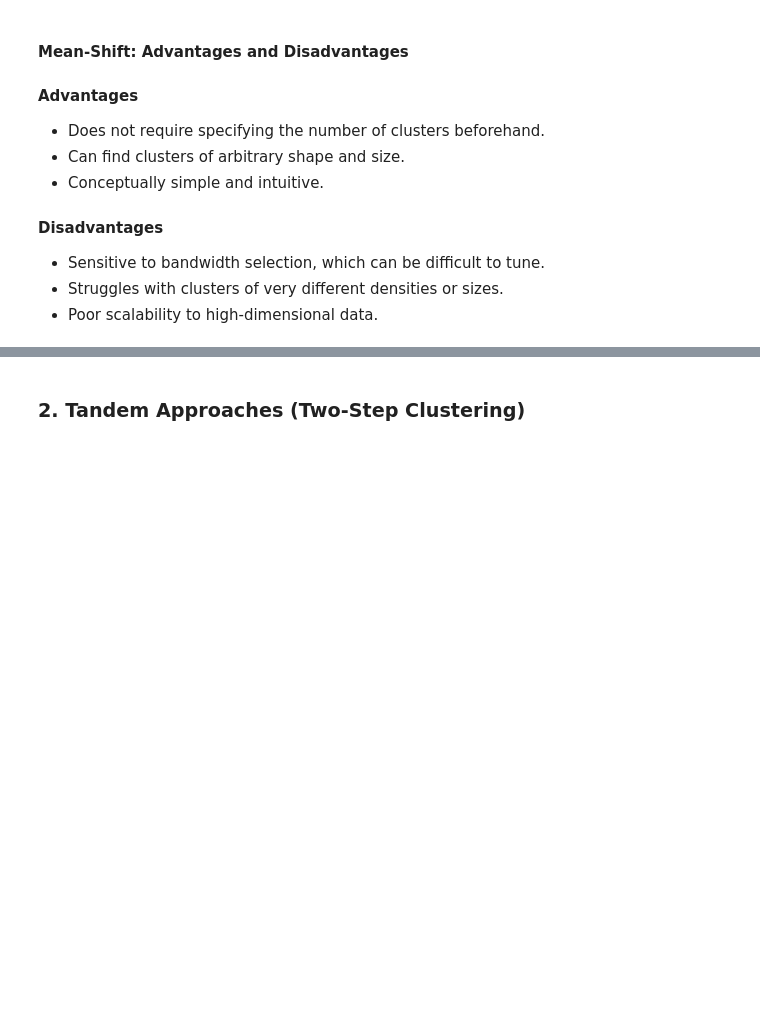
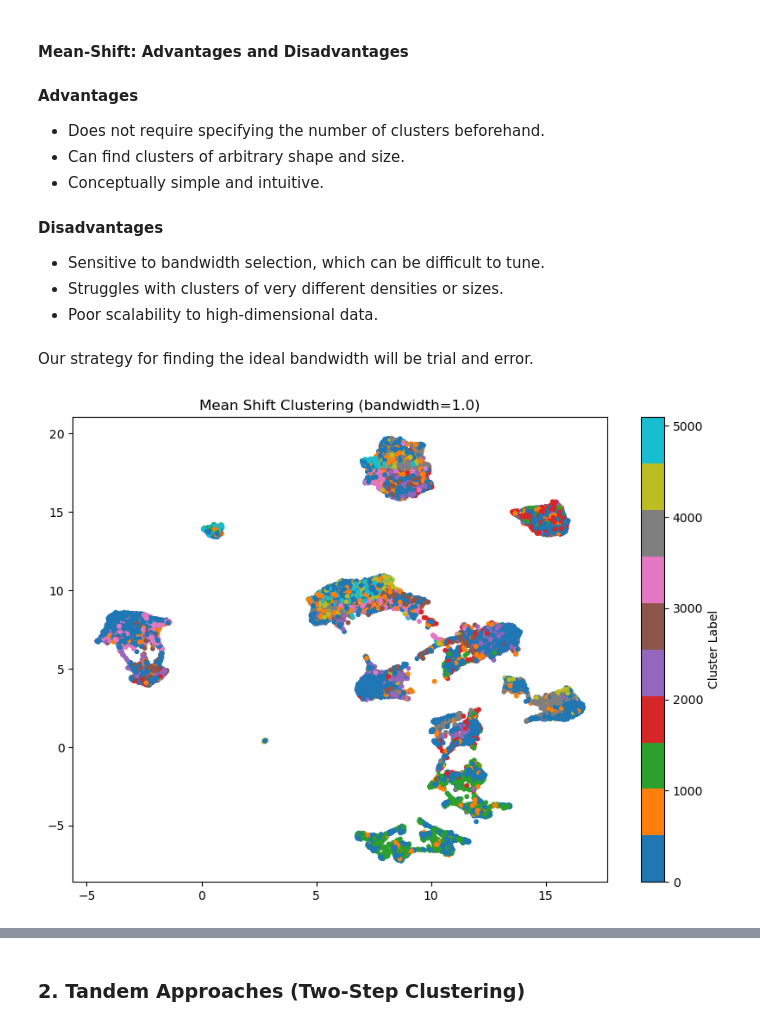
Before and after one commit to tiagocrz/ML-II-Customer-Segmentation, a Jupyter notebook: Notebooks/Clustering.ipynb, the cells around one changed output, grey strips where cells are left out. Cells and saved outputs as stored; diff of their text form; code cells hidden in the pictures; blank space fills up the shorter version.

Commit message:
1.6 Mean Shift

```diff
--- a/Notebooks/Clustering.ipynb
+++ b/Notebooks/Clustering.ipynb
@@ -516,3 +513,22 @@ Mean Shift is a clustering algorithm that works by iteratively shifting data poi
 - Sensitive to bandwidth selection, which can be difficult to tune.
 - Struggles with clusters of very different densities or sizes.
 - Poor scalability to high-dimensional data.
+# %% [markdown]
+Our strategy for finding the ideal bandwidth will be trial and error.
+# %%
+bandwidth = 1.0
+ms = MeanShift(bandwidth=bandwidth, n_jobs=-1, bin_seeding=True)
+ms.fit(clustering_customer_info)
+
+labels = ms.labels_
+
+reducer = umap.UMAP(random_state=42)
+embedding = reducer.fit_transform(clustering_customer_info)
+
+plt.figure(figsize=(10, 7))
+plt.scatter(embedding[:, 0], embedding[:, 1], c=labels, cmap='tab10', s=10)
+plt.title(f"Mean Shift Clustering (bandwidth={bandwidth})")
+plt.colorbar(label="Cluster Label")
+plt.show()
+# %% [output]
+[figure, added]
```
Also changed, not shown: parts of 10 cells of this notebook.
